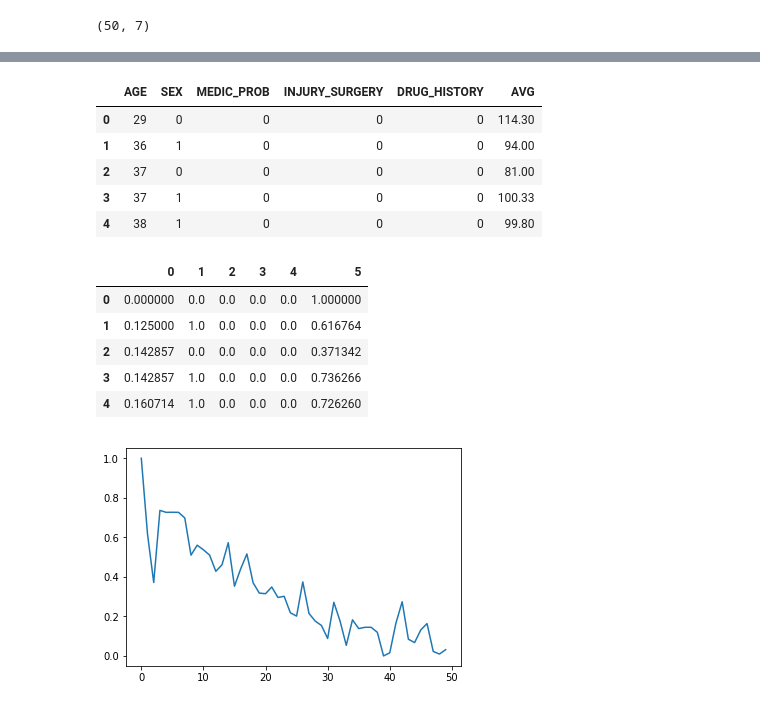
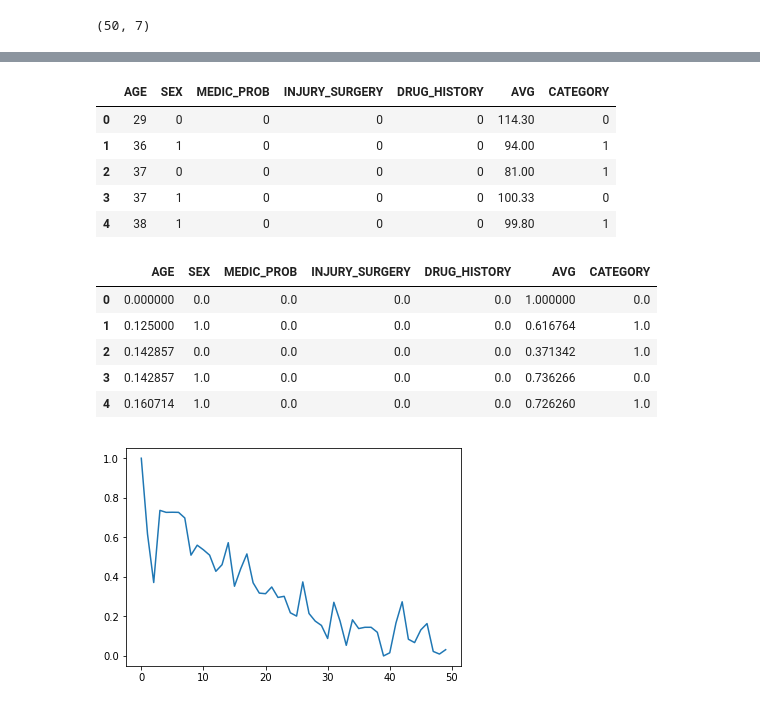
Before and after one commit to AkashGutha/Predicting-Osteporosis, a Jupyter notebook: Exploring the Data.ipynb, the cells around one changed output, grey strips where cells are left out. Drawn from its saved outputs; the diff is of its cells as text; code cells hidden in the pictures.

```diff
--- a/Exploring the Data.ipynb
+++ b/Exploring the Data.ipynb
@@ -78,6 +78,22 @@ data['INJURY_SURGERY'] = data['INJURY_SURGERY'].map({ True:0, False:1 })
 # changing drug history data
 data['DRUG_HISTORY'] = data['DRUG_HISTORY'] == 'no'
 data['DRUG_HISTORY'] = data['DRUG_HISTORY'].map({ True:0, False:1 })
+
+# adding category for Osteoporosis, Osteopenia and Normal conditions
+# Normal 0 -- Osteopenia 1 -- Osteoporosis 2
+def categorize_data(freq):
+    # if frequency is less than 70, the subject is Osteoporotic
+    if(freq<60):
+        return 2
+    # if frequency is less than 100 and greate than 70, the subject is Osteopeniac
+    elif(freq<100):
+        return 1
+    # if frequency is greater than 100, the subject is Normal
+    else:
+        return 0
+
+
+data['CATEGORY'] = data['AVG'].map(categorize_data)
 # %%
 # we know that some 'yes' had other details so we will fill
 # the Assoc medical problems and injury surgery as 1.
@@ -87,10 +103,10 @@ data.fillna(-999999999)
 data.drop('FREQUENCY',axis= 1, inplace=True)
 data.head()
 # %% [output]
-|  | AGE | SEX | MEDIC_PROB | INJURY_SURGERY | DRUG_HISTORY | AVG |
-| 0 | 29 | 0 | 0 | 0 | 0 | 114.30 |
-| 1 | 36 | 1 | 0 | 0 | 0 | 94.00 |
-| 2 | 37 | 0 | 0 | 0 | 0 | 81.00 |
-| 3 | 37 | 1 | 0 | 0 | 0 | 100.33 |
-| 4 | 38 | 1 | 0 | 0 | 0 | 99.80 |
+|  | AGE | SEX | MEDIC_PROB | INJURY_SURGERY | DRUG_HISTORY | AVG | CATEGORY |
+| 0 | 29 | 0 | 0 | 0 | 0 | 114.30 | 0 |
+| 1 | 36 | 1 | 0 | 0 | 0 | 94.00 | 1 |
+| 2 | 37 | 0 | 0 | 0 | 0 | 81.00 | 1 |
+| 3 | 37 | 1 | 0 | 0 | 0 | 100.33 | 0 |
+| 4 | 38 | 1 | 0 | 0 | 0 | 99.80 | 1 |
 # %%
@@ -109,12 +125,13 @@ from sklearn.preprocessing import MinMaxScaler
 data_scaled = MinMaxScaler().fit_transform(data)
 # %%
 df_scaled = pd.DataFrame(data_scaled)
+df_scaled.columns = data.columns
 df_scaled.head()
 # %% [output]
-|  | 0 | 1 | 2 | 3 | 4 | 5 |
-| 0 | 0.000000 | 0.0 | 0.0 | 0.0 | 0.0 | 1.000000 |
-| 1 | 0.125000 | 1.0 | 0.0 | 0.0 | 0.0 | 0.616764 |
-| 2 | 0.142857 | 0.0 | 0.0 | 0.0 | 0.0 | 0.371342 |
-| 3 | 0.142857 | 1.0 | 0.0 | 0.0 | 0.0 | 0.736266 |
-| 4 | 0.160714 | 1.0 | 0.0 | 0.0 | 0.0 | 0.726260 |
+|  | AGE | SEX | MEDIC_PROB | INJURY_SURGERY | DRUG_HISTORY | AVG | CATEGORY |
+| 0 | 0.000000 | 0.0 | 0.0 | 0.0 | 0.0 | 1.000000 | 0.0 |
+| 1 | 0.125000 | 1.0 | 0.0 | 0.0 | 0.0 | 0.616764 | 1.0 |
+| 2 | 0.142857 | 0.0 | 0.0 | 0.0 | 0.0 | 0.371342 | 1.0 |
+| 3 | 0.142857 | 1.0 | 0.0 | 0.0 | 0.0 | 0.736266 | 0.0 |
+| 4 | 0.160714 | 1.0 | 0.0 | 0.0 | 0.0 | 0.726260 | 1.0 |
 # %%
```
Also changed, not shown: parts of 3 cells of this notebook, 4 other files.
